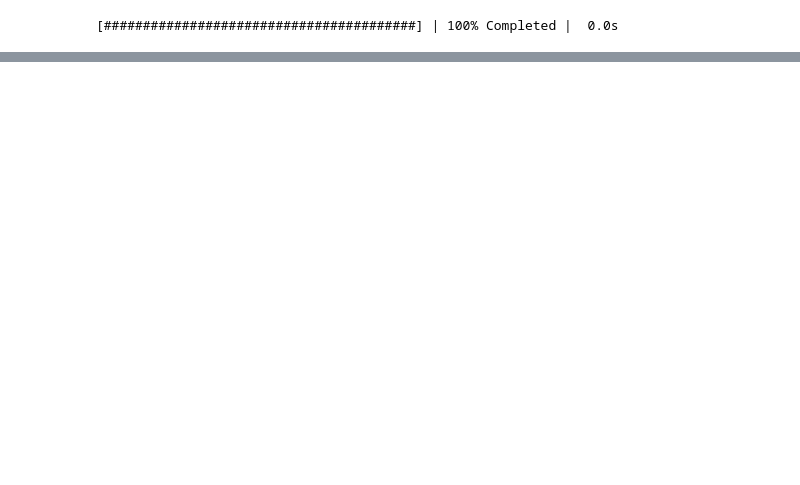
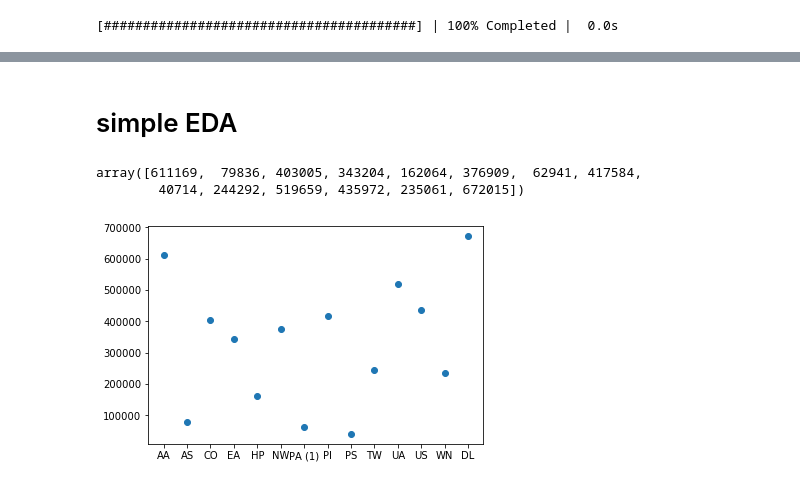
Before and after one commit to karenyyng/AirlineDelayBenchmark, a Jupyter notebook: src/original_copy_of_dask_example.ipynb, the cells around one changed output, grey strips where cells are left out. Saved outputs shown, nothing was run; the diff lists cells and outputs as text; code cells hidden in the pictures; blank space fills up the shorter version.

```diff
--- a/src/original_copy_of_dask_example.ipynb
+++ b/src/original_copy_of_dask_example.ipynb
@@ -99,0 +142,20 @@ from dask_searchcv import RandomizedSearchCV, GridSearchCV
+# %%
+def mapDelayTime(time):
+    """
+    transform delay time into 5 categories
+    """
+    if time == 0.0:  # on time
+        return 0
+    elif time > 0.0 and time < 15:  # a bit late
+        return 1
+    elif time > 15:  # very late
+        return 2
+    elif time < 0 and time > -15:  # early
+        return -1
+    elif time < -15:  # very early
+        return -2
+    else:
+        return np.nan
+# %%
+df = df.assign(delayed=(df.ArrDelay.map(mapDelayTime))
+              ).dropna(subset=["delayed"])
@@ -99,0 +178,18 @@ from dask_searchcv import RandomizedSearchCV, GridSearchCV
+# %% [markdown]
+# simple EDA
+# %%
+counts = dask.compute(df.groupby("UniqueCarrier").count())
+# %%
+uniqueCarrier_count = counts[0].Year
+# %%
+uniqueCarrier_count.values
+# %% [output]
+array([611169,  79836, 403005, 343204, 162064, 376909,  62941, 417584,
+        40714, 244292, 519659, 435972, 235061, 672015])
+# %%
+plt.plot(range(len(uniqueCarrier_count)),
+               uniqueCarrier_count.values, 'o')
+_ = plt.xticks(range(len(uniqueCarrier_count)),
+           list(uniqueCarrier_count.index))
+# %% [output]
+[figure, added]
```
Also changed, not shown: parts of 48 cells of this notebook.
